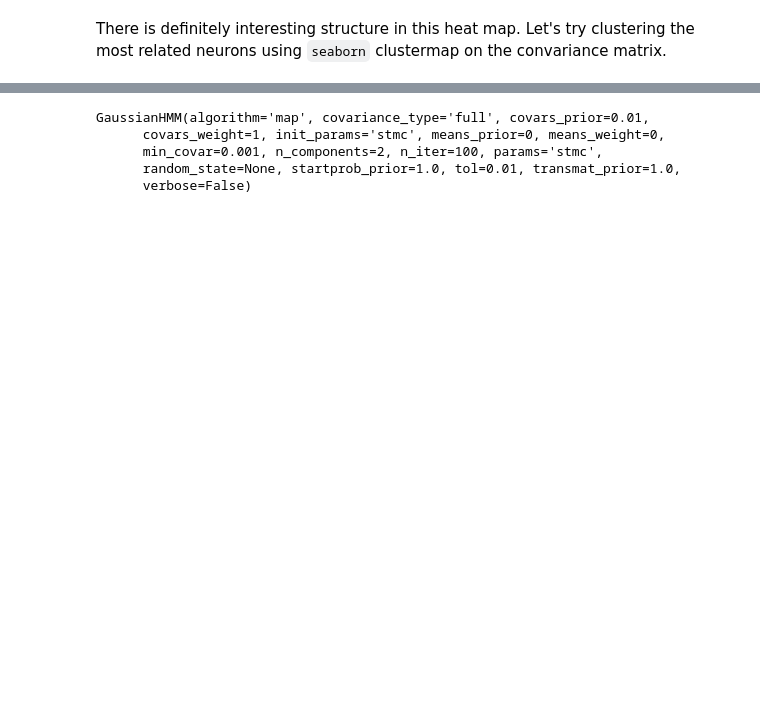
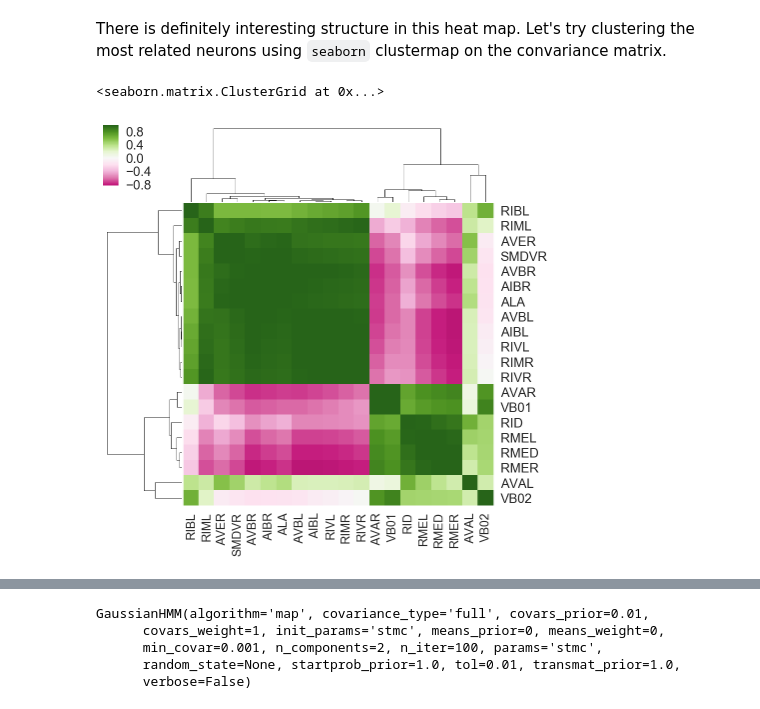
Before and after one commit to dangeles/WormsDream, a Jupyter notebook: src/oxygen_stimulus.ipynb, the cells around one changed output, grey strips where cells are left out. Drawn from its saved outputs; the diff is of its cells as text; code cells hidden in the pictures; blank space fills up the shorter version.

```diff
--- a/src/oxygen_stimulus.ipynb
+++ b/src/oxygen_stimulus.ipynb
@@ -113,3 +112,22 @@ df.head()
+# %%
+df = load_data('../input/kato_data/nostim/')
+df_stim = load_data('../input/kato_data/stim/')
+df_stim.animal = df_stim.animal + df.animal.max() + 1
+
+unique_neurons = list(set([*df_stim.neuron.unique()] + [*df.neuron.unique()]))
+
+# Load Neuron Annotations
+neuron_function = pd.read_csv('../input/neuron_functions.csv', header=None)
+neuron_function.columns = ['neuron', 'function', 'kind']
+neuron_function = neuron_function.dropna(subset=['neuron'])
+
+# put the neurons and functions into a dictionary
+annotation_dict = {name[0]: name[1] for name, df in
+                   neuron_function.groupby(['neuron', 'function'])}
+
+# annotate the dataframe with the dictionary
+df['function'] = df.neuron.map(annotation_dict)
+df_stim['function'] = df_stim.neuron.map(annotation_dict)
 # %% [markdown]
 Since not all neurons were labeled for each of the animals, let's identify the subset of neurons that were detected in all 3 samples.
 # %%
@@ -202,2 +223,44 @@ Text(30,0.5,'neuron number')
 # %% [markdown]
 There is definitely interesting structure in this heat map. Let's try clustering the most related neurons using `seaborn` clustermap on the convariance matrix.
+# %%
+def plot_covariance_matrix(data, neuron_list, function=None, rotation=0, figsize=(7,7)):
+    # Compute the covariance matrix
+    covar = data.T.dot(data)/len(data)
+
+    covar = pd.DataFrame(covar, columns=neuron_list,
+                         index=neuron_list)
+    cg = sns.clustermap(covar.as_matrix(), cmap="PiYG", figsize=figsize,
+                        **{'center':0})
+    temp = cg.ax_heatmap.get_xticklabels()
+
+    # Generate dictionary to convert numerical label to neuron name
+    if not function:
+        neuron_dict = {i: neurons for i, neurons in enumerate(neuron_list)}
+    else:
+        neuron_dict = {i: function[neurons]
+                   for i, neurons in enumerate(neuron_list)}
+
+    # Extract labels from both axis
+    xlabels = [item.get_text()
+               for item in cg.ax_heatmap.xaxis.get_ticklabels()]
+    ylabels = [item.get_text()
+               for item in cg.ax_heatmap.yaxis.get_ticklabels()]
+
+    # Map labels to neuron name given the dictionary
+    cg.ax_heatmap.xaxis.set_ticklabels([neuron_dict[y] for y in
+                                        [int(x) for x in xlabels]])
+    cg.ax_heatmap.yaxis.set_ticklabels([neuron_dict[y] for y in
+                                        [int(x) for x in ylabels]])
+
+    # Rotate labels in x axis
+    _ = plt.setp(cg.ax_heatmap.xaxis.get_majorticklabels(),
+                 rotation=90)
+    _ = plt.setp(cg.ax_heatmap.yaxis.get_majorticklabels(),
+                 rotation=rotation)
+
+    return cg
+
+plot_covariance_matrix(data0, neurons_with_replicates)
+# %% [output]
+<seaborn.matrix.ClusterGrid at 0x...>
+[figure, added]
```
Also changed, not shown: parts of 38 cells of this notebook, 8 other files.
